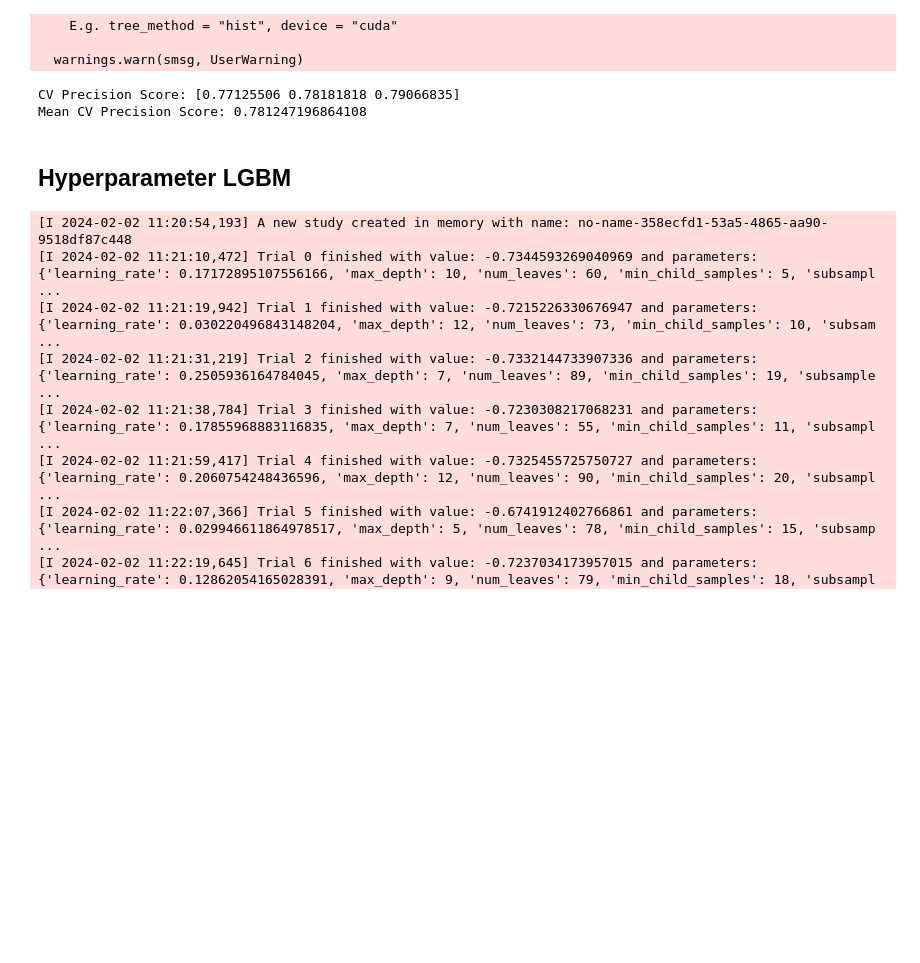
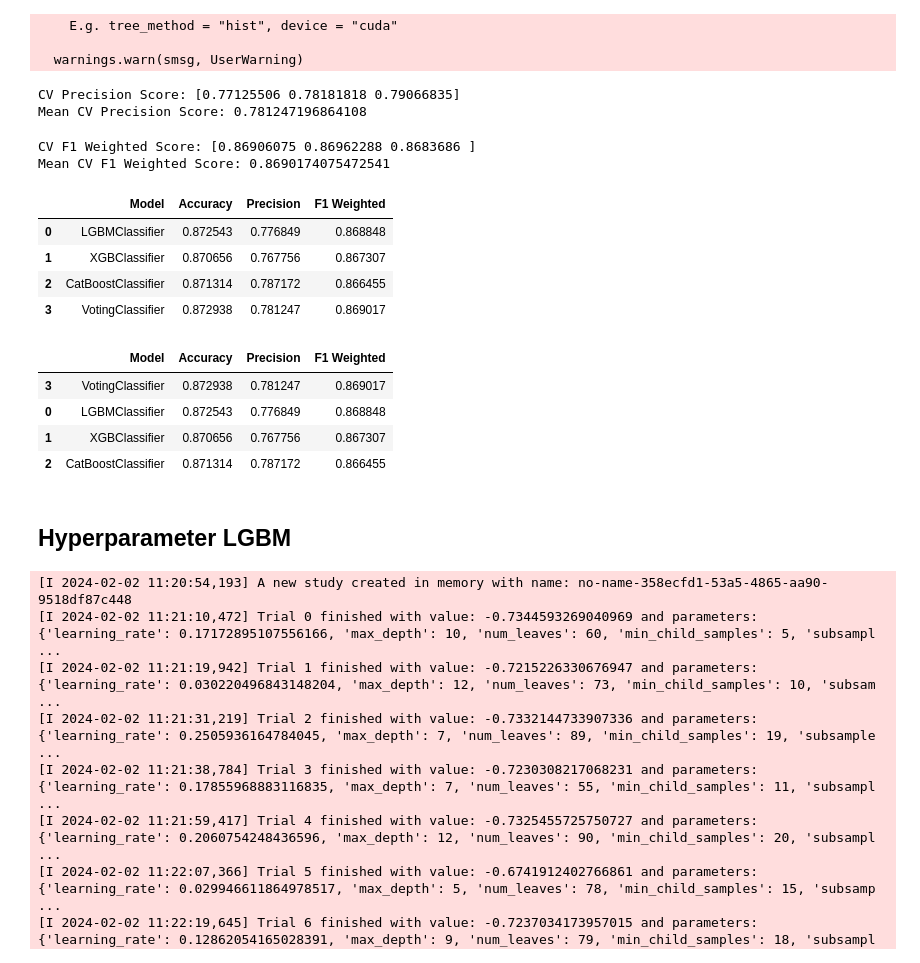
Before and after one commit to zidanqrs/IBM-Machine-Learning-Course, a Jupyter notebook: 3-Supervised-Machine-Learning-Classification/syntax.ipynb, the cells around one changed output. Cells and saved outputs as stored; diff of their text form; code cells hidden in the pictures; blank space fills up the shorter version.

```diff
--- a/3-Supervised-Machine-Learning-Classification/syntax.ipynb
+++ b/3-Supervised-Machine-Learning-Classification/syntax.ipynb
@@ -735,6 +782,70 @@ print("Mean CV Precision Score:", precision_cv_vc.mean())
 # %% [output]
 CV Precision Score: [0.77125506 0.78181818 0.79066835]
 Mean CV Precision Score: 0.781247196864108
+# %%
+from sklearn.ensemble import VotingClassifier
+
+estimator = [
+    ('LGBM' , LGBMClassifier(device = 'gpu', verbose=0)),
+    ('XGBoost' , XGBClassifier(tree_method='hist', device='cuda')),
+    ('CatBoost' , CatBoostClassifier(silent=True, task_type="GPU"))
+]
+
+VC_hard = VotingClassifier(estimators=estimator, voting='hard')
+kfold = KFold(n_splits=3, random_state=42, shuffle=True)
+f1w_cv_vc = cross_val_score(VC_hard, X_train,y_train, cv=kfold, scoring='f1_weighted')
+print("CV F1 Weighted Score:", f1w_cv_vc)
+print("Mean CV F1 Weighted Score:", f1w_cv_vc.mean())
+# %% [output]
+CV F1 Weighted Score: [0.86906075 0.86962288 0.8683686 ]
+Mean CV F1 Weighted Score: 0.8690174075472541
+# %%
+result = pd.DataFrame(
+    {
+        'Model' : [
+            type(lgb).__name__,
+            type(xgb).__name__,
+            type(cat).__name__,
+            type(VC_hard).__name__
+        ],
+
+        'Accuracy' : [
+            accuracy_cv_lgb.mean(),
+            accuracy_cv_xgb.mean(),
+            accuracy_cv_cat.mean(),
+            accuracy_cv_vc.mean()
+        ],
+
+        'Precision' : [
+            precision_cv_lgb.mean(),
+            precision_cv_xgb.mean(),
+            precision_cv_cat.mean(),
+            precision_cv_vc.mean()
+        ],
+
+        'F1 Weighted' : [
+            f1w_cv_lgb.mean(),
+            f1w_cv_xgb.mean(),
+            f1w_cv_cat.mean(),
+            f1w_cv_vc.mean()
+        ]
+
+    }
+)
+
+display(result)
+display(result.sort_values('F1 Weighted', ascending=False))
+# %% [output]
+|  | Model | Accuracy | Precision | F1 Weighted |
+| 0 | LGBMClassifier | 0.872543 | 0.776849 | 0.868848 |
+| 1 | XGBClassifier | 0.870656 | 0.767756 | 0.867307 |
+| 2 | CatBoostClassifier | 0.871314 | 0.787172 | 0.866455 |
+| 3 | VotingClassifier | 0.872938 | 0.781247 | 0.869017 |
+|  | Model | Accuracy | Precision | F1 Weighted |
+| 3 | VotingClassifier | 0.872938 | 0.781247 | 0.869017 |
+| 0 | LGBMClassifier | 0.872543 | 0.776849 | 0.868848 |
+| 1 | XGBClassifier | 0.870656 | 0.767756 | 0.867307 |
+| 2 | CatBoostClassifier | 0.871314 | 0.787172 | 0.866455 |
 # %% [markdown]
 ## Hyperparameter LGBM
 # %%
```
Also changed, not shown: parts of 33 cells of this notebook, 5 other files.
